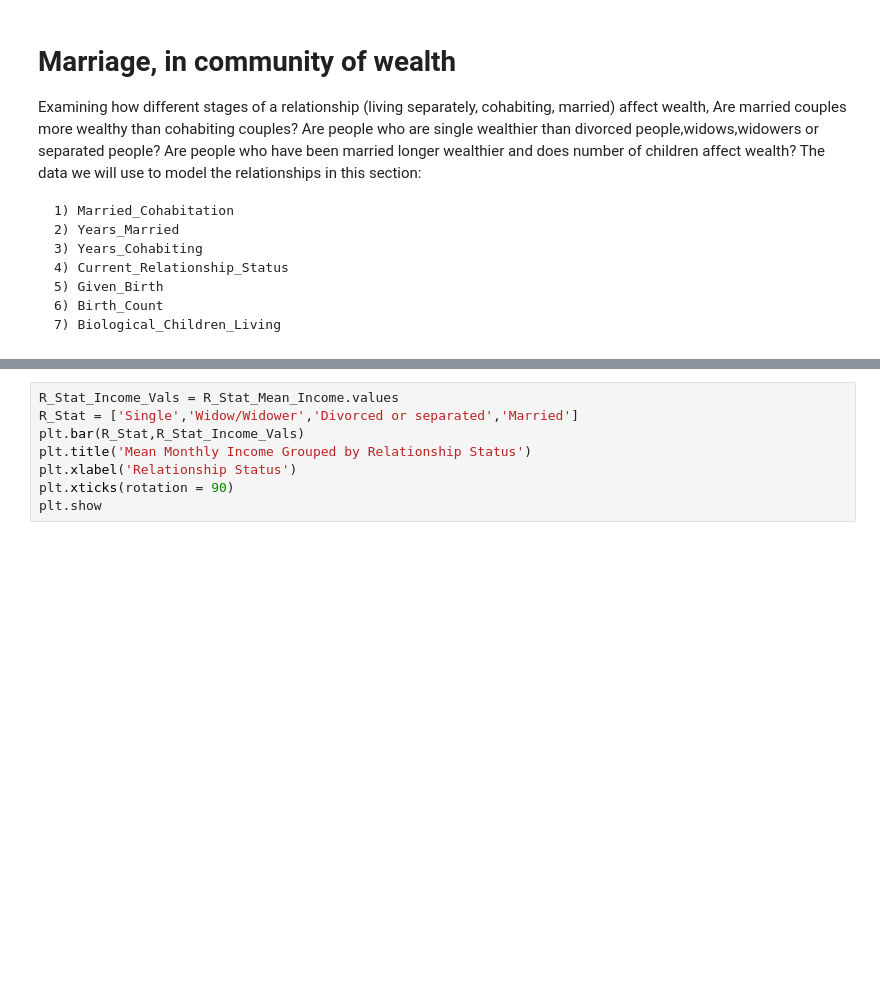
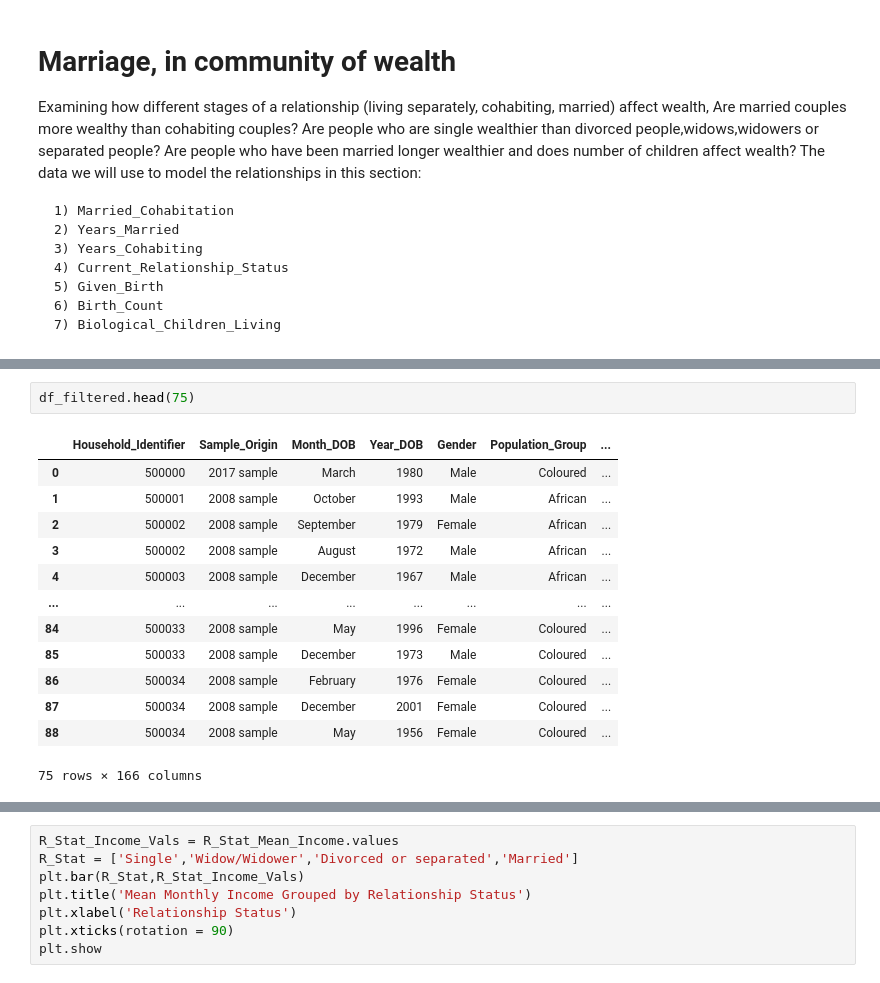
Before and after one commit to DAE-Mini-Project/DEA-Code, a Jupyter notebook: DaeCode.ipynb, the cells around one changed output, grey strips where cells are left out. Drawn from its saved outputs; the diff is of its cells as text; blank space fills up the shorter version.

```diff
--- a/DaeCode.ipynb
+++ b/DaeCode.ipynb
@@ -1536,0 +1612,16 @@ The data we will use to model the relationships in this section:
+# %%
+df_filtered.head(75)
+# %% [output]
+|  | Household_Identifier | Sample_Origin | Month_DOB | Year_DOB | Gender | Population_Group | ... |
+| 0 | 500000 | 2017 sample | March | 1980 | Male | Coloured | ... |
+| 1 | 500001 | 2008 sample | October | 1993 | Male | African | ... |
+| 2 | 500002 | 2008 sample | September | 1979 | Female | African | ... |
+| 3 | 500002 | 2008 sample | August | 1972 | Male | African | ... |
+| 4 | 500003 | 2008 sample | December | 1967 | Male | African | ... |
+| ... | ... | ... | ... | ... | ... | ... | ... |
+| 84 | 500033 | 2008 sample | May | 1996 | Female | Coloured | ... |
+| 85 | 500033 | 2008 sample | December | 1973 | Male | Coloured | ... |
+| 86 | 500034 | 2008 sample | February | 1976 | Female | Coloured | ... |
+| 87 | 500034 | 2008 sample | December | 2001 | Female | Coloured | ... |
+| 88 | 500034 | 2008 sample | May | 1956 | Female | Coloured | ... |
+75 rows × 166 columns
```
Also changed, not shown: parts of 10 cells of this notebook.
